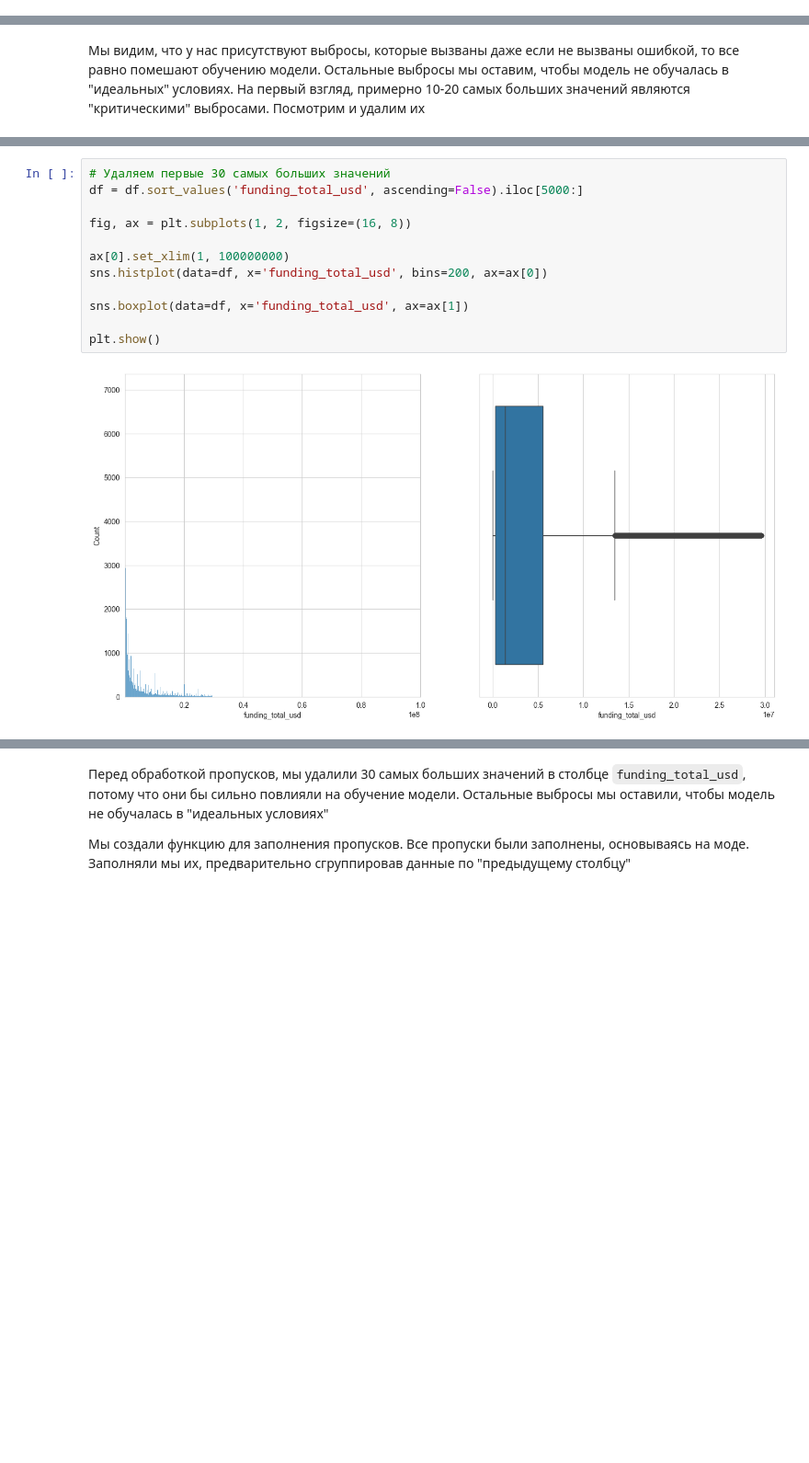
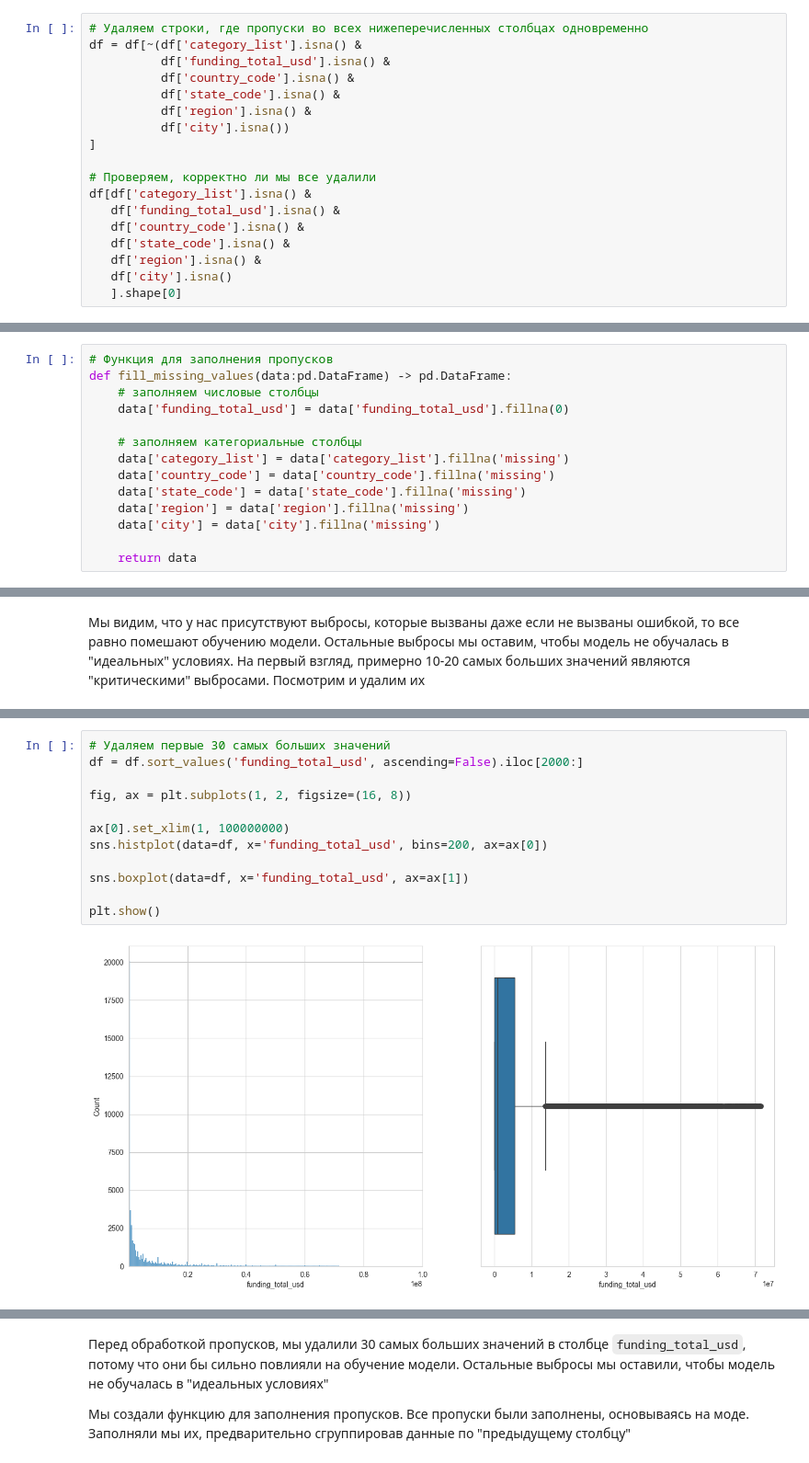
Before and after one commit to Moncervers/startup_closure_prediction, a Jupyter notebook: startup_close_prediction.ipynb, the cells around one changed output, grey strips where cells are left out. Shown at 92% size. Saved outputs shown, nothing was run; the diff lists cells and outputs as text; blank space fills up the shorter version.

Commit message:
Изменил подход к заполнению пропусков

```diff
--- a/startup_close_prediction.ipynb
+++ b/startup_close_prediction.ipynb
@@ -231,0 +239,18 @@ plt.show()
+# %%
+# Удаляем строки, где пропуски во всех нижеперечисленных столбцах одновременно
+df = df[~(df['category_list'].isna() &
+          df['funding_total_usd'].isna() &
+          df['country_code'].isna() &
+          df['state_code'].isna() &
+          df['region'].isna() &
+          df['city'].isna())
+]
+
+# Проверяем, корректно ли мы все удалили
+df[df['category_list'].isna() &
+   df['funding_total_usd'].isna() &
+   df['country_code'].isna() &
+   df['state_code'].isna() &
+   df['region'].isna() &
+   df['city'].isna()
+   ].shape[0]
@@ -231,0 +287,14 @@ plt.show()
+# %%
+# Функция для заполнения пропусков
+def fill_missing_values(data:pd.DataFrame) -> pd.DataFrame:
+    # заполняем числовые столбцы
+    data['funding_total_usd'] = data['funding_total_usd'].fillna(0)
+
+    # заполняем категориальные столбцы
+    data['category_list'] = data['category_list'].fillna('missing')
+    data['country_code'] = data['country_code'].fillna('missing')
+    data['state_code'] = data['state_code'].fillna('missing')
+    data['region'] = data['region'].fillna('missing')
+    data['city'] = data['city'].fillna('missing')
+
+    return data
@@ -260,14 +364,14 @@ df.sort_values(by=['funding_total_usd'], ascending=False)[['funding_total_usd',
 # %%
 # Удаляем первые 30 самых больших значений
-df = df.sort_values('funding_total_usd', ascending=False).iloc[5000:]
+df = df.sort_values('funding_total_usd', ascending=False).iloc[2000:]
 
 fig, ax = plt.subplots(1, 2, figsize=(16, 8))
 
 ax[0].set_xlim(1, 100000000)
 sns.histplot(data=df, x='funding_total_usd', bins=200, ax=ax[0])
 
 sns.boxplot(data=df, x='funding_total_usd', ax=ax[1])
 
 plt.show()
 # %% [output]
-[figure, old version]
+[figure, new version]
```
Also changed, not shown: parts of 73 cells of this notebook.
